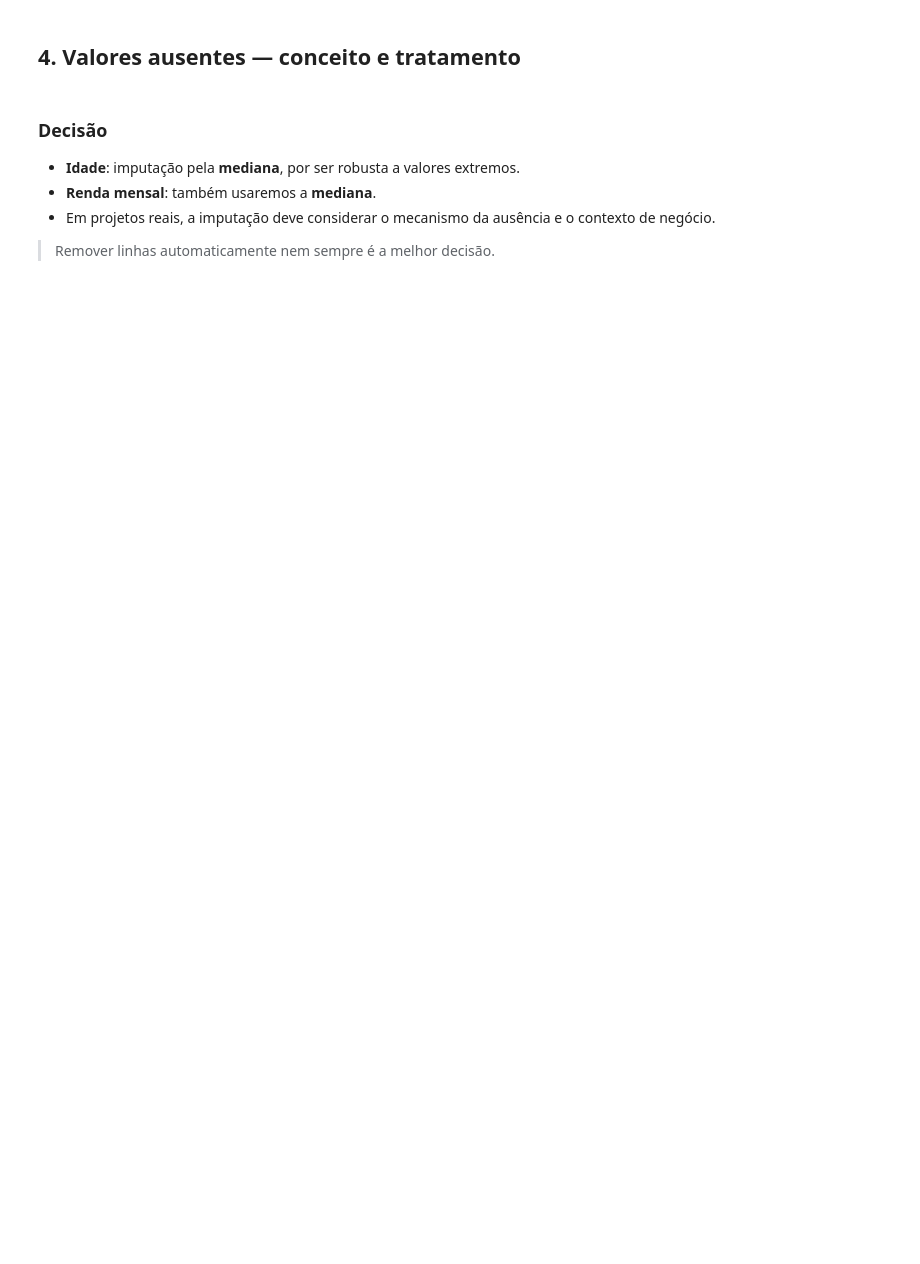
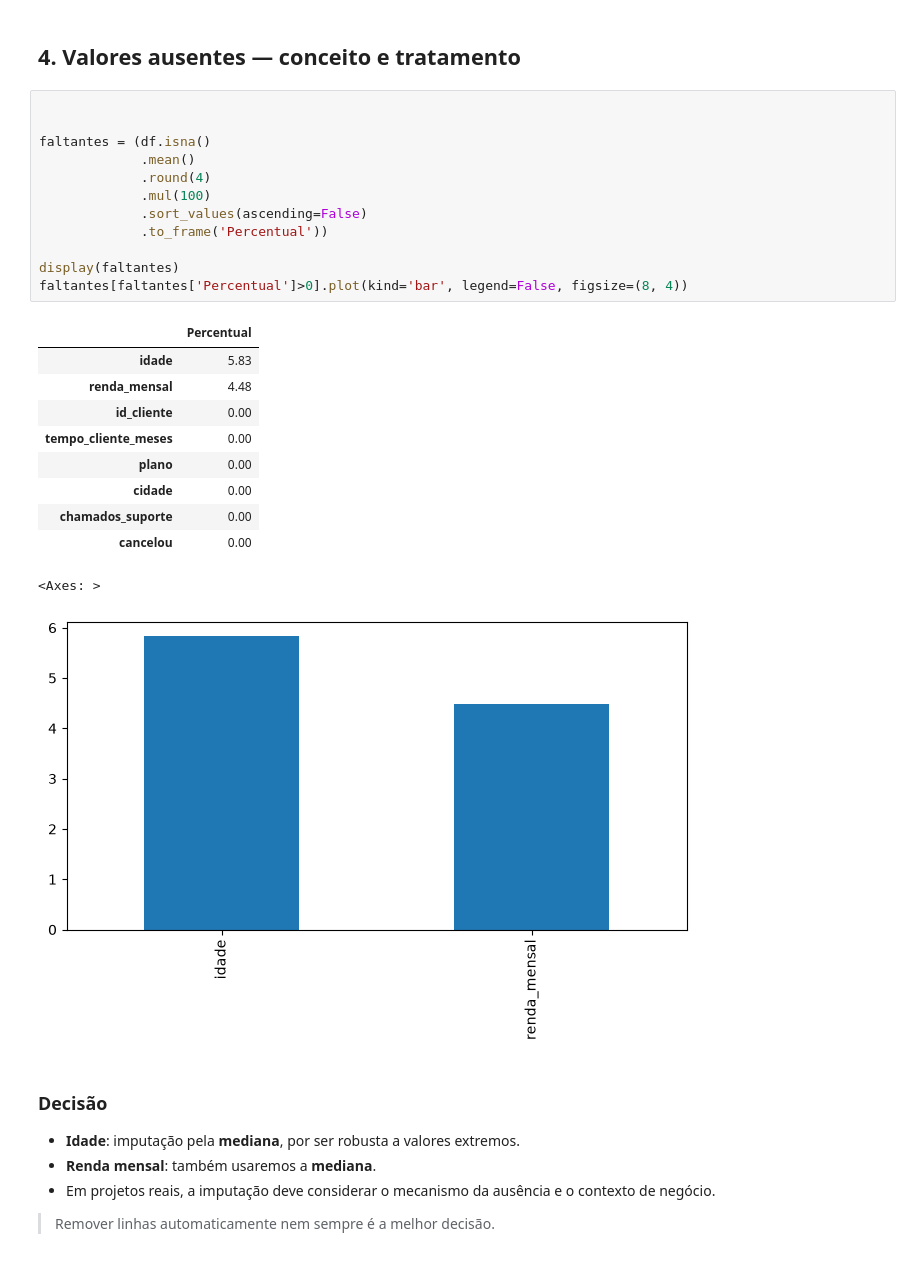
Before and after one commit to rogergdreis/Inteligencia-Computacional, a Jupyter notebook: Aula 2026-09-10/Estudo_Caso_Pre_Processamento_ML_Base.ipynb, the cells around one changed output. Cells and saved outputs as stored; diff of their text form; blank space fills up the shorter version.

```diff
--- a/Aula 2026-09-10/Estudo_Caso_Pre_Processamento_ML_Base.ipynb
+++ b/Aula 2026-09-10/Estudo_Caso_Pre_Processamento_ML_Base.ipynb
@@ -107,5 +147,29 @@ Perguntas orientadoras:
 # %% [markdown]
 ## 4. Valores ausentes — conceito e tratamento
+# %%
+
+
+faltantes = (df.isna()
+             .mean()
+             .round(4)
+             .mul(100)
+             .sort_values(ascending=False)
+             .to_frame('Percentual'))
+
+display(faltantes)
+faltantes[faltantes['Percentual']>0].plot(kind='bar', legend=False, figsize=(8, 4))
+# %% [output]
+|  | Percentual |
+| idade | 5.83 |
+| renda_mensal | 4.48 |
+| id_cliente | 0.00 |
+| tempo_cliente_meses | 0.00 |
+| plano | 0.00 |
+| cidade | 0.00 |
+| chamados_suporte | 0.00 |
+| cancelou | 0.00 |
+<Axes: >
+[figure, added]
 # %% [markdown]
 
 ### Decisão
```
Also changed, not shown: parts of 3 cells of this notebook, 4 other files.
